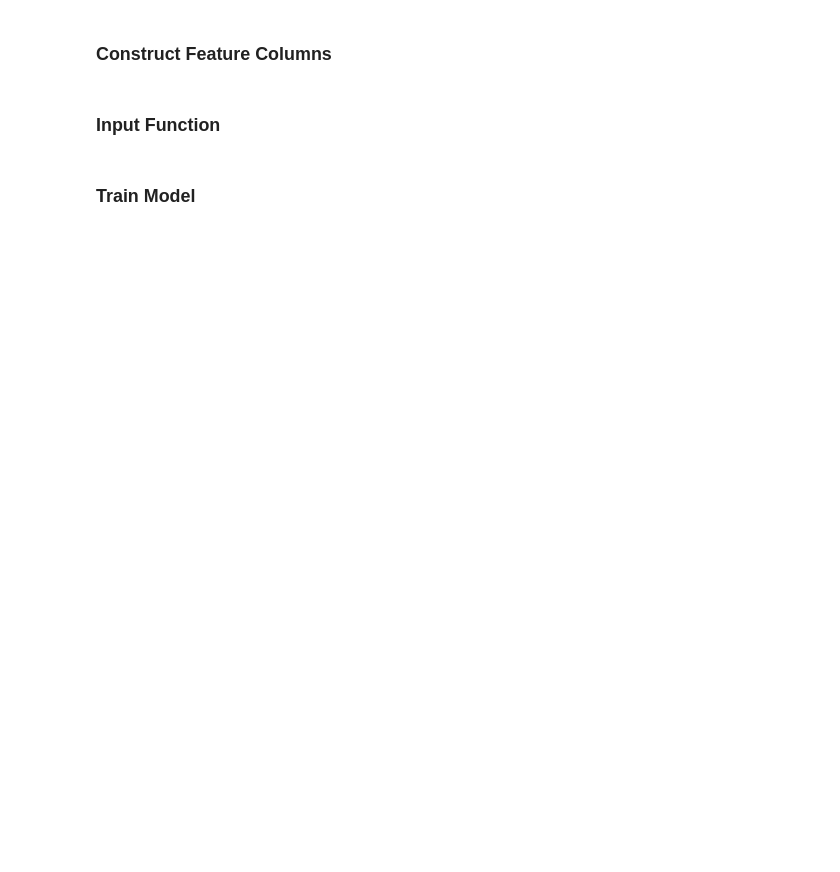
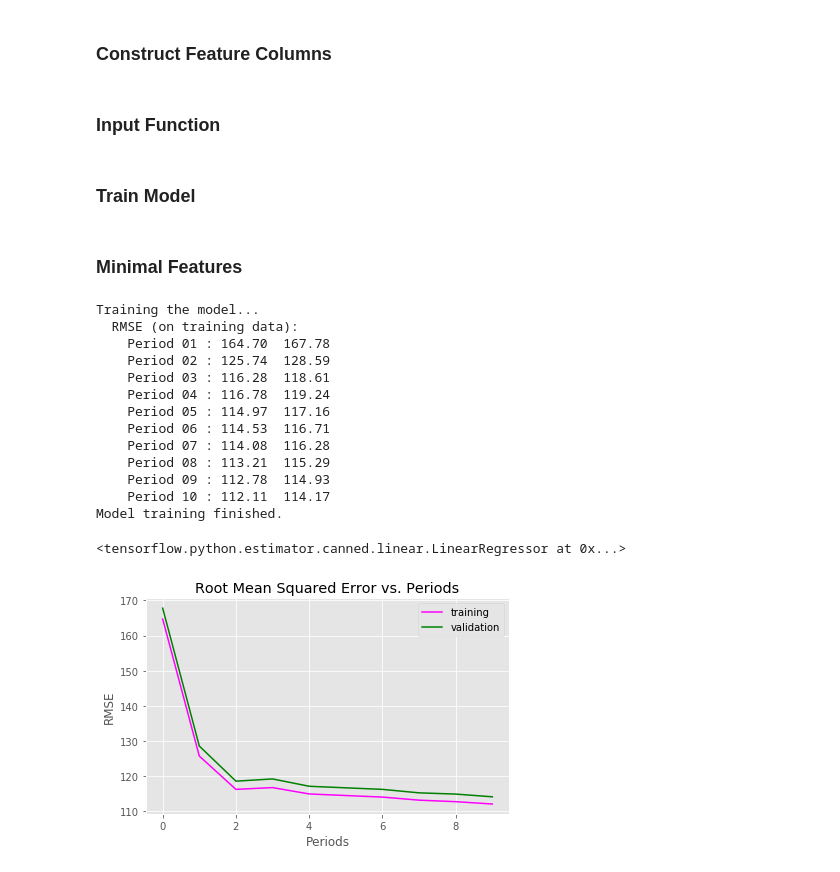
Before and after one commit to acesaif/ml_crash_course, a Jupyter notebook: representation/ml_representation.ipynb, the cells around one changed output. Cells and saved outputs as stored; diff of their text form; code cells hidden in the pictures; blank space fills up the shorter version.

Commit message:
Add minimal features.

```diff
--- a/representation/ml_representation.ipynb
+++ b/representation/ml_representation.ipynb
@@ -191,7 +191,7 @@ def train_model(learning_rate,
     print("  RMSE (on training data):")
     training_rmse = []
     validation_rmse = []
-    for period in periods:
+    for period in range(0, periods):
         linear_regressor.train(
             input_fn = training_input_fn,
             steps = steps_per_period
@@ -223,3 +223,38 @@ def train_model(learning_rate,
     plt.plot(validation_rmse, label="validation", color="g")
     plt.legend()
     return linear_regressor
+# %% [markdown]
+### Minimal Features
+# %%
+minimal_features = ["median_income", "latitude"]
+
+assert minimal_features, "You must select atleast one feature!"
+
+minimal_training_examples = training_examples[minimal_features]
+minimal_validation_examples = validation_examples[minimal_features]
+
+train_model(
+    learning_rate = 0.01,
+    steps = 500,
+    batch_size = 5,
+    training_examples = minimal_training_examples,
+    training_targets = training_targets,
+    validation_examples = minimal_validation_examples,
+    validation_targets = validation_targets
+)
+# %% [output]
+Training the model...
+  RMSE (on training data):
+    Period 01 : 164.70  167.78
+    Period 02 : 125.74  128.59
+    Period 03 : 116.28  118.61
+    Period 04 : 116.78  119.24
+    Period 05 : 114.97  117.16
+    Period 06 : 114.53  116.71
+    Period 07 : 114.08  116.28
+    Period 08 : 113.21  115.29
+    Period 09 : 112.78  114.93
+    Period 10 : 112.11  114.17
+Model training finished.
+<tensorflow.python.estimator.canned.linear.LinearRegressor at 0x...>
+[figure, added]
```
